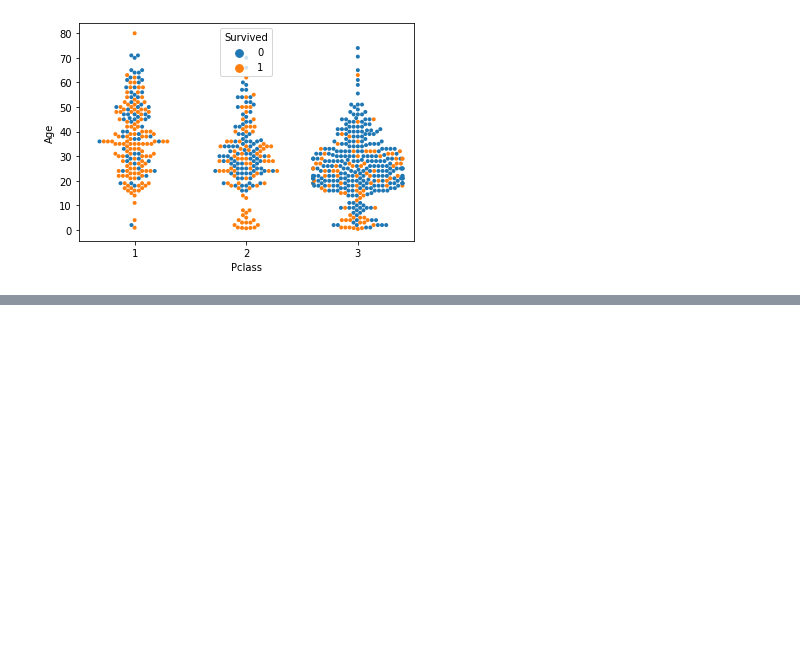
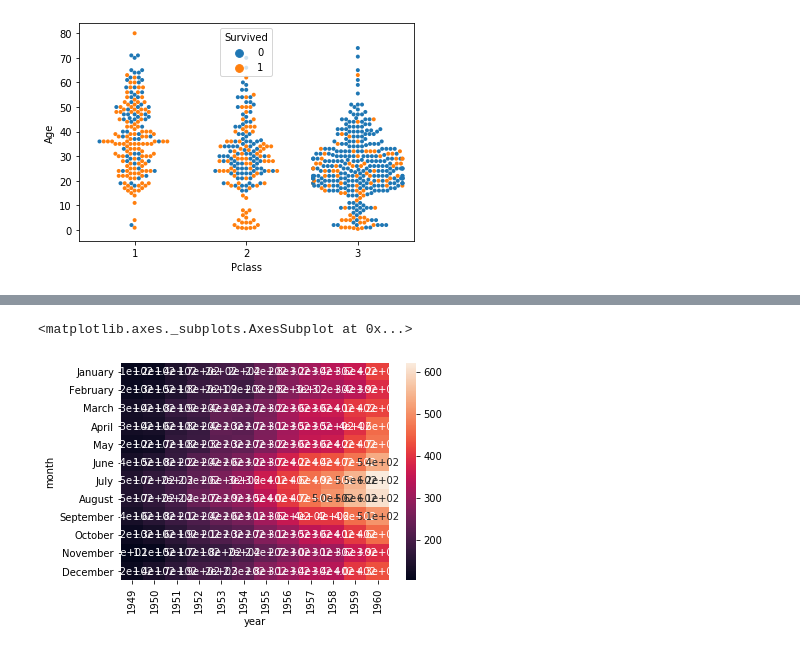
Before and after one commit to kiyo09/AI_Academy, a Jupyter notebook: kaggle/kame_seaborn.ipynb, the cells around one changed output, grey strips where cells are left out. Saved outputs shown, nothing was run; the diff lists cells and outputs as text; code cells hidden in the pictures; blank space fills up the shorter version.

```diff
--- a/kaggle/kame_seaborn.ipynb
+++ b/kaggle/kame_seaborn.ipynb
@@ -75,0 +93,4 @@ sns.swarmplot(x='Pclass', y='Age', data=df, size=4, hue='Survived')
+# %%
+flights = sns.load_dataset('flights')
+print(len(flights))
+flights.head()
@@ -75,0 +105,3 @@ sns.swarmplot(x='Pclass', y='Age', data=df, size=4, hue='Survived')
+# %%
+flights_pivot = flights.pivot_table(index='month', columns='year', values='passengers')
+flights_pivot
@@ -75,0 +123,5 @@ sns.swarmplot(x='Pclass', y='Age', data=df, size=4, hue='Survived')
+# %%
+sns.heatmap(flights_pivot, annot=True)
+# %% [output]
+<matplotlib.axes._subplots.AxesSubplot at 0x...>
+[figure, added]
```
Also changed, not shown: parts of 4 cells of this notebook.
